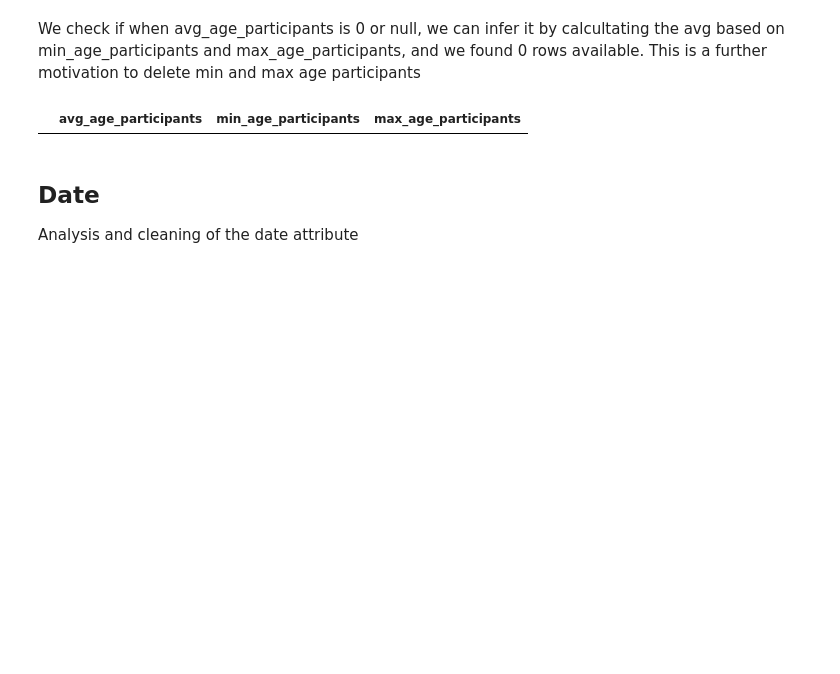
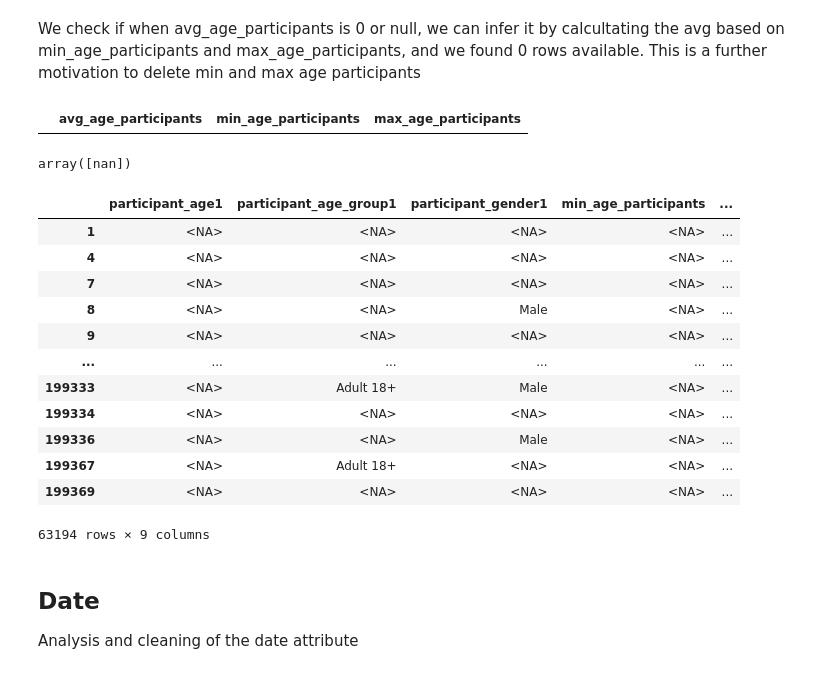
Before and after one commit to vezzusamu/dm-project, a Jupyter notebook: data_preparation.ipynb, the cells around one changed output. Saved outputs shown, nothing was run; the diff lists cells and outputs as text; code cells hidden in the pictures; blank space fills up the shorter version.

```diff
--- a/data_preparation.ipynb
+++ b/data_preparation.ipynb
@@ -140,6 +140,27 @@ This is a further motivation to delete min and max age participants
 df[((df['avg_age_participants'] == 0) | (df['avg_age_participants'].isna())) & (((df['min_age_participants'] > 0) & (df['min_age_participants'].notna())) & ((df['max_age_participants'] > 0) & df['min_age_participants'].notna() ))] [['avg_age_participants', 'min_age_participants', 'max_age_participants']]
 # %% [output]
 |  | avg_age_participants | min_age_participants | max_age_participants |
+# %%
+df[df["n_participants"] == 0]["avg_age_participants"].unique()
+# %% [output]
+array([nan])
+# %%
+columns_to_check = ["participant_age1", "participant_age_group1", "participant_gender1", "min_age_participants", "avg_age_participants", "max_age_participants", "n_participants_child", "n_participants_teen", "n_participants_adult"]
+df[df["avg_age_participants"].isna()][columns_to_check]
+# %% [output]
+|  | participant_age1 | participant_age_group1 | participant_gender1 | min_age_participants | ... |
+| 1 | <NA> | <NA> | <NA> | <NA> | ... |
+| 4 | <NA> | <NA> | <NA> | <NA> | ... |
+| 7 | <NA> | <NA> | <NA> | <NA> | ... |
+| 8 | <NA> | <NA> | Male | <NA> | ... |
+| 9 | <NA> | <NA> | <NA> | <NA> | ... |
+| ... | ... | ... | ... | ... | ... |
+| 199333 | <NA> | Adult 18+ | Male | <NA> | ... |
+| 199334 | <NA> | <NA> | <NA> | <NA> | ... |
+| 199336 | <NA> | <NA> | Male | <NA> | ... |
+| 199367 | <NA> | Adult 18+ | <NA> | <NA> | ... |
+| 199369 | <NA> | <NA> | <NA> | <NA> | ... |
+63194 rows × 9 columns
 # %% [markdown]
 ## Date
 
```
Also changed, not shown: parts of 3 cells of this notebook.
